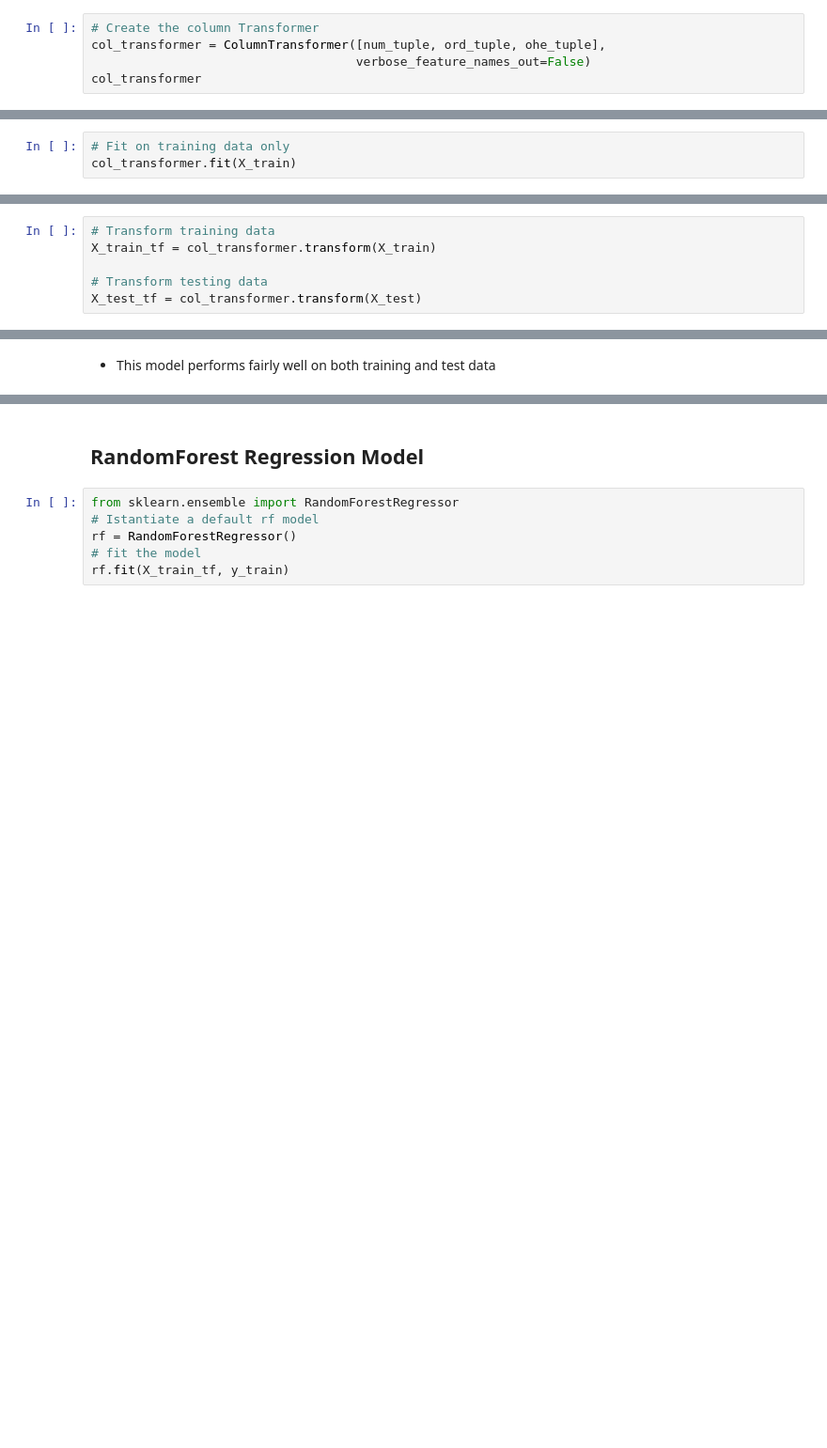
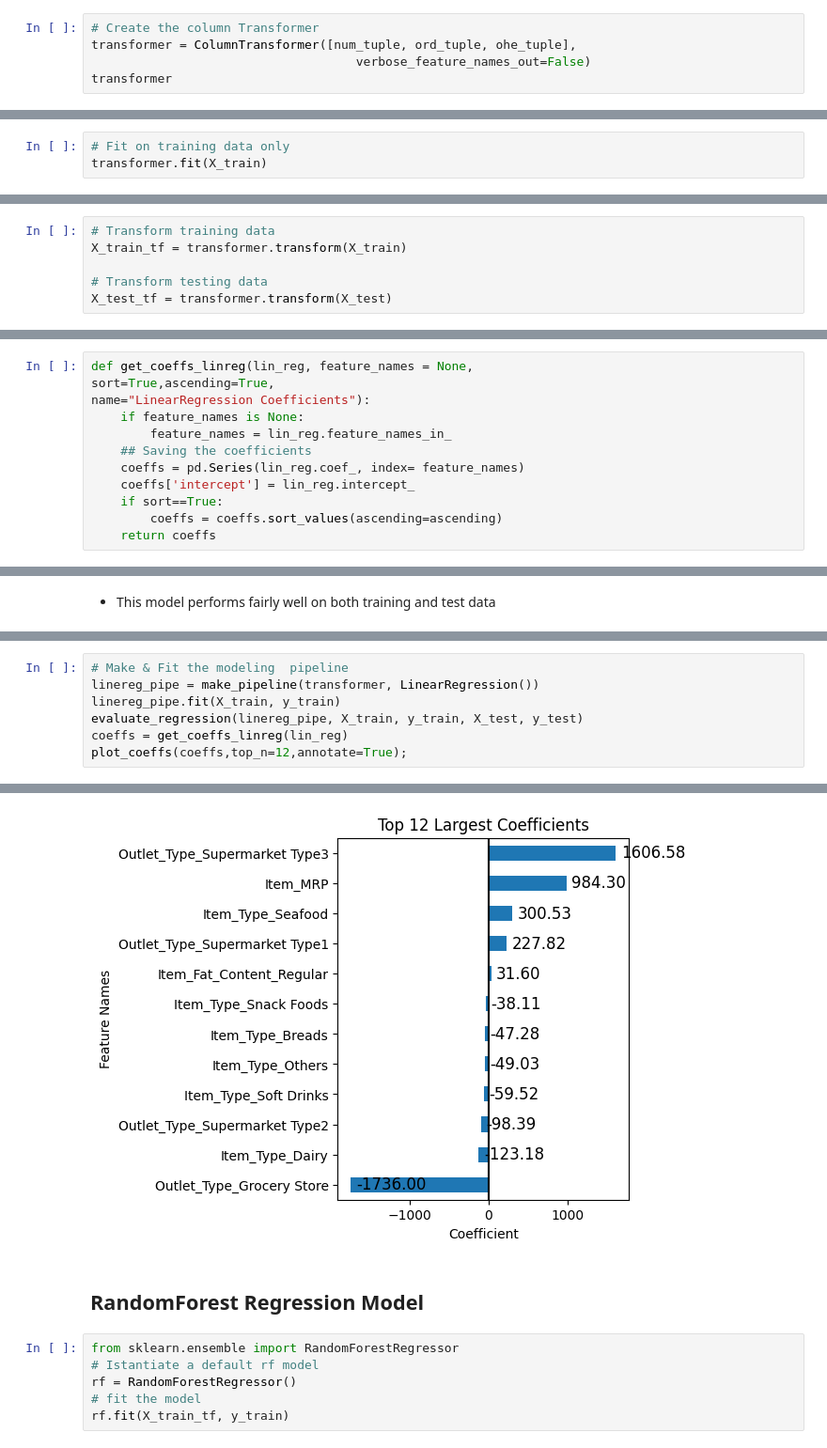
Before and after one commit to MaysNassar/prediction-of-product-sales, a Jupyter notebook: prediction_of_product_sales.ipynb, the cells around one changed output, grey strips where cells are left out. Shown at 94% size. Saved outputs shown, nothing was run; the diff lists cells and outputs as text; blank space fills up the shorter version.

```diff
--- a/prediction_of_product_sales.ipynb
+++ b/prediction_of_product_sales.ipynb
@@ -1159,9 +1161,9 @@ Numeric columns: Index(['Item_Weight', 'Item_Visibility', 'Item_MRP',
 ## Combine all three into final ColumnTransformer
 # %%
 # Create the column Transformer
-col_transformer = ColumnTransformer([num_tuple, ord_tuple, ohe_tuple],
+transformer = ColumnTransformer([num_tuple, ord_tuple, ohe_tuple],
                                     verbose_feature_names_out=False)
-col_transformer
+transformer
 # %% [output]
 ColumnTransformer(transformers=[('numeric',
                                  Pipeline(steps=[('simpleimputer',
@@ -1184,5 +1186,5 @@ ColumnTransformer(transformers=[('numeric',
 ### Fit on training data
 # %%
 # Fit on training data only
-col_transformer.fit(X_train)
+transformer.fit(X_train)
 # %% [output]
@@ -1191,9 +1209,9 @@ ValueError: Found unknown categories [nan] in column 0 during fit
 ### Transform training and testing data
 # %%
 # Transform training data
-X_train_tf = col_transformer.transform(X_train)
+X_train_tf = transformer.transform(X_train)
 
 # Transform testing data
-X_test_tf = col_transformer.transform(X_test)
+X_test_tf = transformer.transform(X_test)
 # %%
 X_train_tf.describe()
@@ -1202,3 +1342,15 @@ X_train_tf.describe()
+# %%
+def get_coeffs_linreg(lin_reg, feature_names = None,
+sort=True,ascending=True,
+name="LinearRegression Coefficients"):
+    if feature_names is None:
+        feature_names = lin_reg.feature_names_in_
+    ## Saving the coefficients
+    coeffs = pd.Series(lin_reg.coef_, index= feature_names)
+    coeffs['intercept'] = lin_reg.intercept_
+    if sort==True:
+        coeffs = coeffs.sort_values(ascending=ascending)
+    return coeffs
 # %% [markdown]
 ## Instantiate and Fit the Model
 # %%
@@ -1269,0 +1399,8 @@ evaluate_regression(lin_reg, X_train_tf, y_train, X_test_tf, y_test )
+# %%
+# Make & Fit the modeling  pipeline
+linereg_pipe = make_pipeline(transformer, LinearRegression())
+linereg_pipe.fit(X_train, y_train)
+evaluate_regression(linereg_pipe, X_train, y_train, X_test, y_test)
+coeffs = get_coeffs_linreg(lin_reg)
+plot_coeffs(coeffs,top_n=12,annotate=True);
+# %% [output]
@@ -1270,3 +1422,4 @@ evaluate_regression(lin_reg, X_train_tf, y_train, X_test_tf, y_test )
+[figure, added]
 # %% [markdown]
 ## RandomForest Regression Model
 # %%
```
Also changed, not shown: parts of 23 cells of this notebook.
